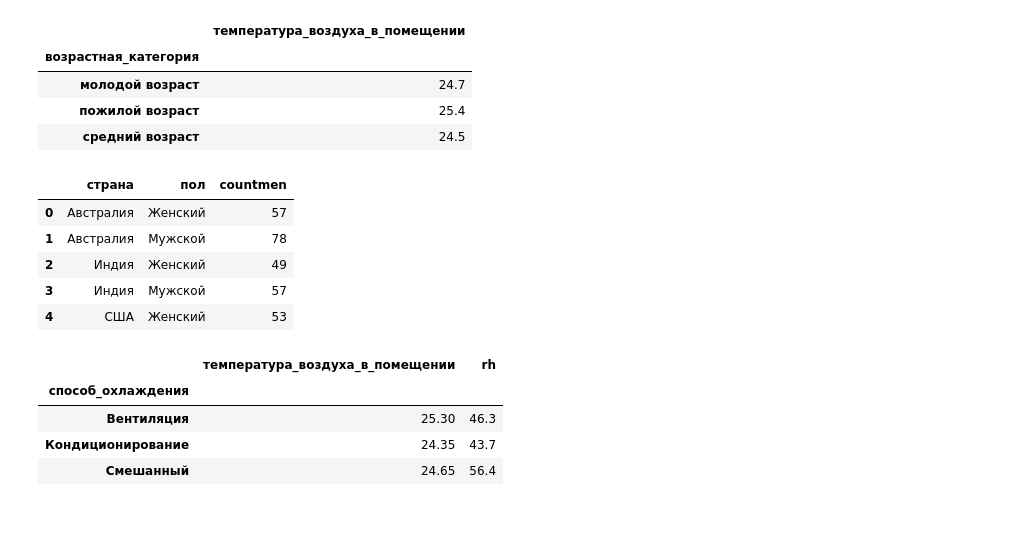
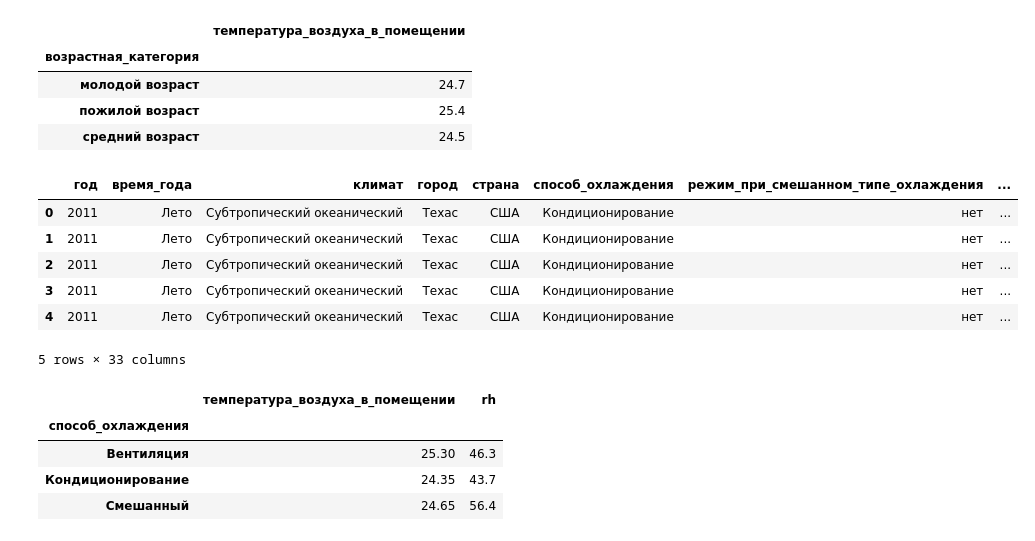
Before and after one commit to olegg366/SCHAD_household_services_09, a Jupyter notebook: main.ipynb, the cells around one changed output. Cells and saved outputs as stored; diff of their text form; code cells hidden in the pictures.

```diff
--- a/main.ipynb
+++ b/main.ipynb
@@ -18,6 +18,7 @@ warnings.filterwarnings('ignore')
 ### Заполнение пропусков и предобработка
 # %%
 df = pd.read_csv('raw_data.csv', skipinitialspace=True, sep=',', index_col=0)
+df['год'] = df['год'].astype(int).astype(str)
 df.head()
 # %% [output]
 |  | год | время_года | климат | город | страна | способ_охлаждения | режим_при_смешанном_типе_охлаждения | ... |
@@ -110,7 +109,6 @@ df.to_csv('corrected_data.csv')
 # %% [markdown]
 ### Работа с корреляциями
 # %%
-df = pd.read_csv('corrected_data.csv', delimiter=',', index_col=0)
 df['год'] = df['год'].astype(str)
 df['countmen'] = 1
 # Столбец countmen для будущего подсчета людей в каждой группе
@@ -273,18 +274,22 @@ dfcomftemp.head()
 # %%
 df3 =  goodtemp[['страна', 'пол', 'countmen']].groupby(['страна', 'пол']).count()
 df3.reset_index(inplace=True)
 for i in range(len(df3)):
     df3['countmen'][i] = round(df3['countmen'][i] / len(df.loc[(df['страна'] == df3['страна'][i]) & (df['пол'] == df3['пол'][i])]) * 100)
 
-df3.head()
+df = df.merge(df3, left_on=['пол', 'страна'], right_on=['пол', 'страна'])
+df = df.rename(columns = {'countmen_x': 'countmen', 'countmen_y': 'precent_satisf'})
+df.head()
+
 # Добавить столбец с процентом удовлетворенных респондентов температурой воздуха в помещении относительно всех респондентов одной страны и одного пола
 # %% [output]
-|  | страна | пол | countmen |
-| 0 | Австралия | Женский | 57 |
-| 1 | Австралия | Мужской | 78 |
-| 2 | Индия | Женский | 49 |
-| 3 | Индия | Мужской | 57 |
-| 4 | США | Женский | 53 |
+|  | год | время_года | климат | город | страна | способ_охлаждения | режим_при_смешанном_типе_охлаждения | ... |
+| 0 | 2011 | Лето | Cубтропический океанический | Техас | США | Кондиционирование | нет | ... |
+| 1 | 2011 | Лето | Cубтропический океанический | Техас | США | Кондиционирование | нет | ... |
+| 2 | 2011 | Лето | Cубтропический океанический | Техас | США | Кондиционирование | нет | ... |
+| 3 | 2011 | Лето | Cубтропический океанический | Техас | США | Кондиционирование | нет | ... |
+| 4 | 2011 | Лето | Cубтропический океанический | Техас | США | Кондиционирование | нет | ... |
+5 rows × 33 columns
 # %%
 dftypeohl = df[['способ_охлаждения', 'температура_воздуха_в_помещении', 'rh']].groupby('способ_охлаждения').median()
 dftypeohl.head()
```
Also changed, not shown: parts of 21 cells of this notebook, 2 other files.
